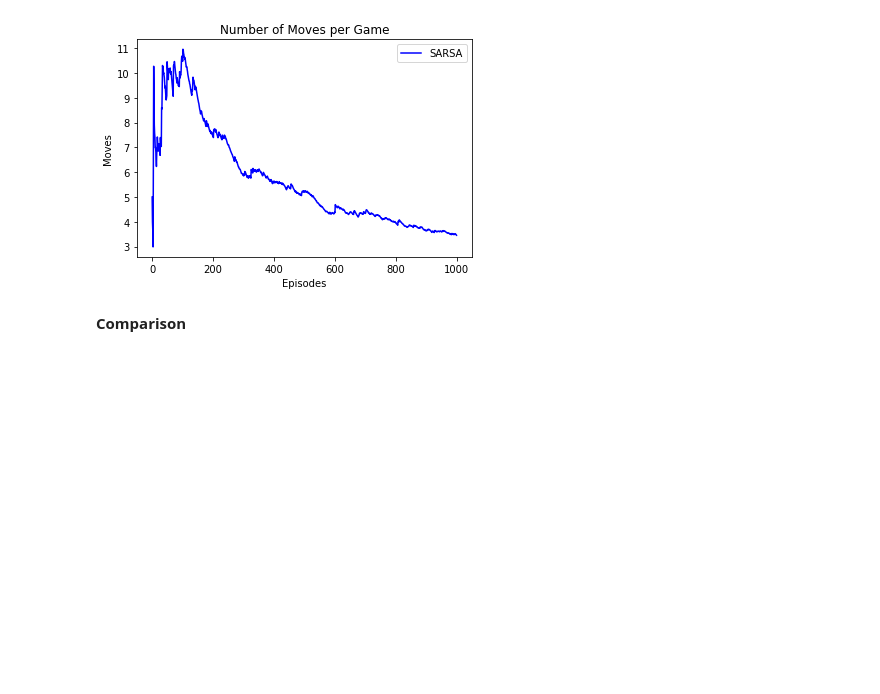
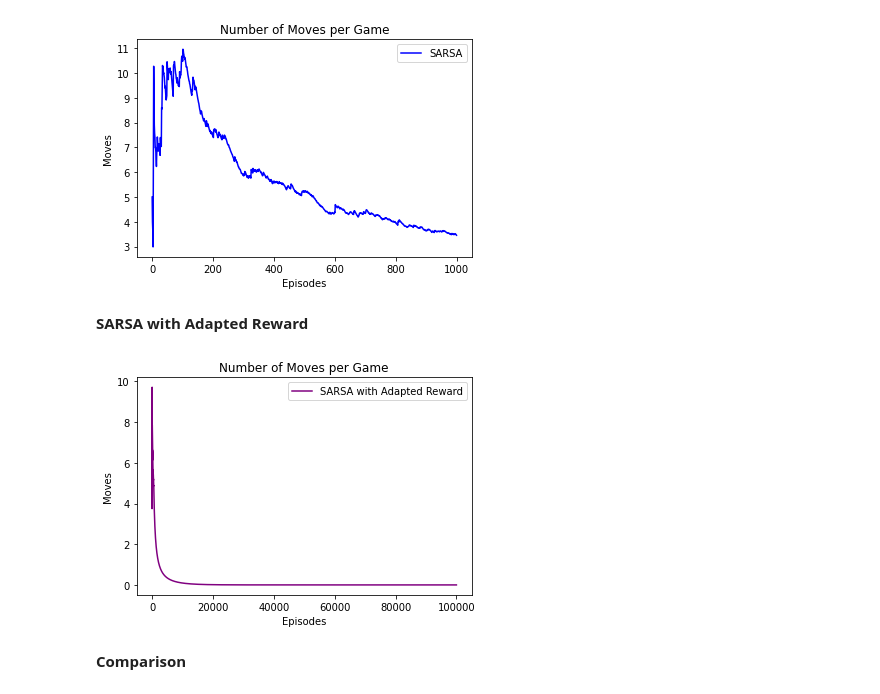
Before and after one commit to ukarag/ReinforcementLearning, a Jupyter notebook: Assignment.ipynb, the cells around one changed output. Saved outputs shown, nothing was run; the diff lists cells and outputs as text; code cells hidden in the pictures; blank space fills up the shorter version.

Commit message:
adapted reward

```diff
--- a/Assignment.ipynb
+++ b/Assignment.ipynb
@@ -454,6 +520,18 @@ plt.savefig("moves_sarsa.pdf")
 plt.show()
 # %% [output]
 [figure]
+# %% [markdown]
+**SARSA with Adapted Reward**
+# %%
+plt.plot(ema_n_moves_sarsa_adapted_reward, label="SARSA with Adapted Reward", color=sarsa_adapted_reward_color)
+plt.xlabel("Episodes")
+plt.ylabel("Moves")
+plt.title("Number of Moves per Game")
+plt.legend()
+plt.savefig("moves_sarsa_adapted_reward.pdf")
+plt.show()
+# %% [output]
+[figure, added]
 # %% [markdown]
 **Comparison**
 # %%
```
Also changed, not shown: parts of 12 cells of this notebook, 1 other file.
